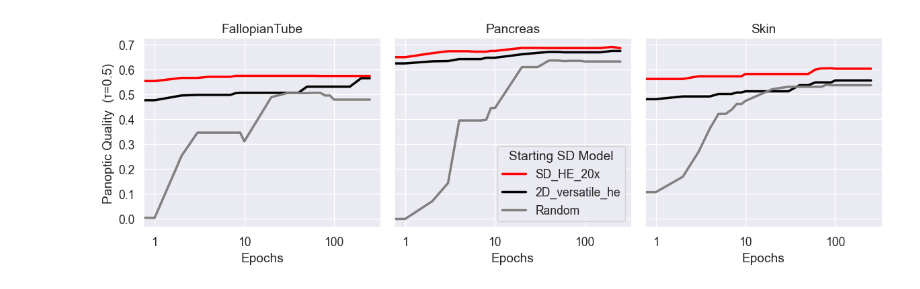
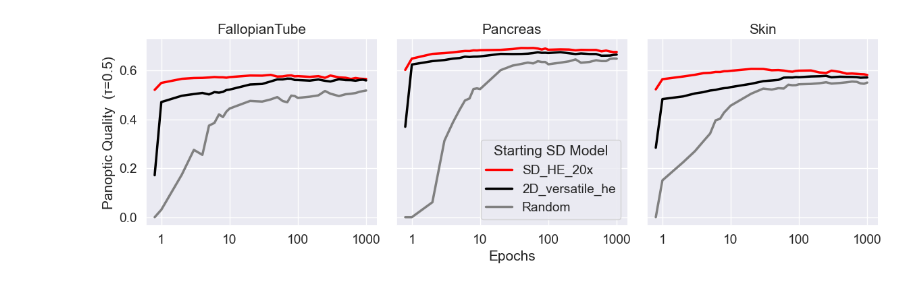
Before and after one commit to JLanan/StarDist-20x-HE, a Jupyter notebook: retraining/graphing.ipynb, the cells around one changed output. Drawn from its saved outputs; the diff is of its cells as text; code cells hidden in the pictures.

```diff
--- a/retraining/graphing.ipynb
+++ b/retraining/graphing.ipynb
@@ -6,7 +6,7 @@ import seaborn as sns
 import numpy as np
 # %%
 folder = r"\\10.99.68.53\Digital pathology image lib\_Image libraries for training\2023-05-09 Published HE Nuclei Datasets\StarDist Segmentation Models"
-df = pd.read_csv(os.path.join(folder, "retraining_bad.csv"))
+df = pd.read_csv(os.path.join(folder, "retraining.csv"))
 df
 # %% [output]
 |  | Start | Tissue | LR | Epochs | Tau | TP | FP | FN | Precision | Recall | F1-Score | ... |
@@ -45,13 +44,0 @@ plt.show()
-# %%
-g = sns.FacetGrid(df, col="Tissue", hue="Start", col_wrap=3, height=4)
-g.map(sns.lineplot, "Epochs", "Panoptic Quality")
-g.set_titles("{col_name}")
-g.set_axis_labels("Epochs", "PQ")
-
-# Set x-axis to log scale with log10 x-tick spacing
-for ax in g.axes.flat:
-    ax.set_xscale('log')
-    ax.xaxis.set_major_formatter(plt.FuncFormatter(lambda x, _: '{:g}'.format(x)))
-
-g.add_legend(title="Start")
-plt.show()
@@ -60,17 +45,22 @@ plt.show()
 # %%
+df['Epochs'] = df['Epochs'].replace(0, 0.8)
+
 sns.set_style("darkgrid")
-sns.set(font_scale=1.15)
+sns.set_theme(font_scale=1.25)
 custom_palette = {'SD_HE_20x': 'red', '2D_versatile_he': 'black', 'Random': 'gray'}
 
 g = sns.FacetGrid(df, col="Tissue", hue="Start", col_wrap=3, height=4, palette=custom_palette)
 g.map(sns.lineplot, "Epochs", "Panoptic Quality", linewidth=2.5)
 g.set_titles("{col_name}")
 g.set_axis_labels("Epochs", "Panoptic Quality  (τ=0.5)")
-for ax in g.axes.flat:
+for i, ax in enumerate(g.axes.flat):
     ax.set_xscale('log')
     ax.xaxis.set_major_formatter(plt.FuncFormatter(lambda x, _: '{:g}'.format(x)))
+    ax.set_xlim(left=0.6)
+    if i == 0 or i == 2:
+        ax.set_xlabel(None)
 g.axes[1].legend(title="Starting SD Model", bbox_to_anchor=(1, 0.0), loc='lower right')
-plt.savefig(os.path.join(folder, 'retrain_charts.png'), bbox_inches='tight', dpi=100)
+plt.savefig(os.path.join(folder, 'retrain_charts.png'), bbox_inches='tight')
 plt.show()
 # %% [output]
-[figure, old version]
+[figure, new version]
```
Also changed, not shown: parts of 4 cells of this notebook, 2 other files.
